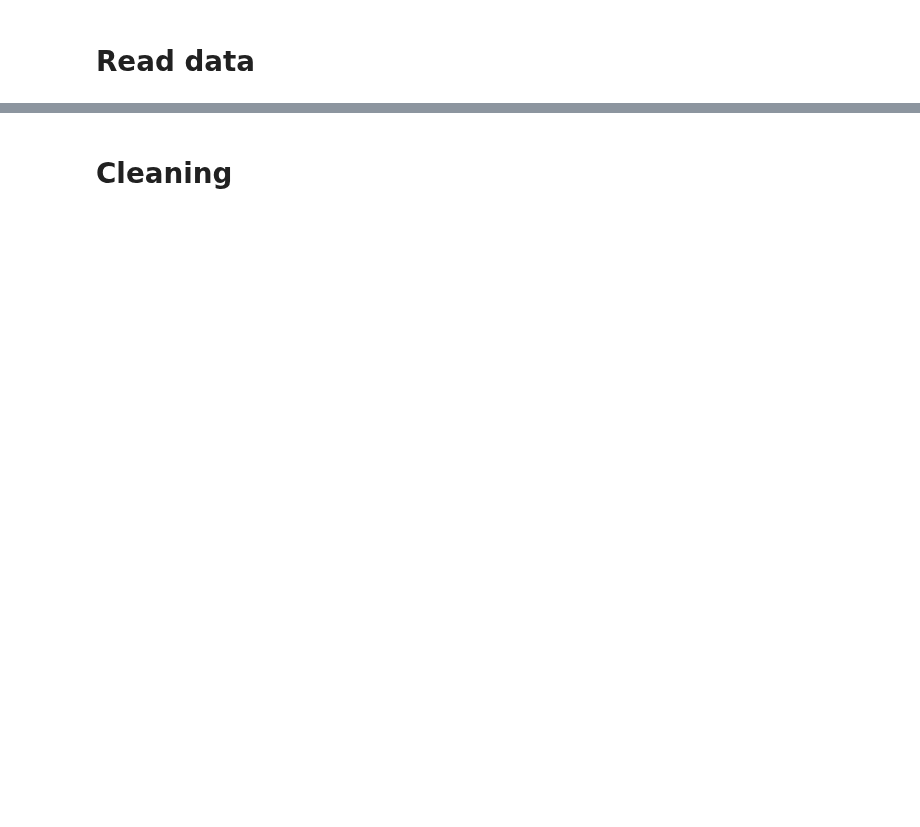
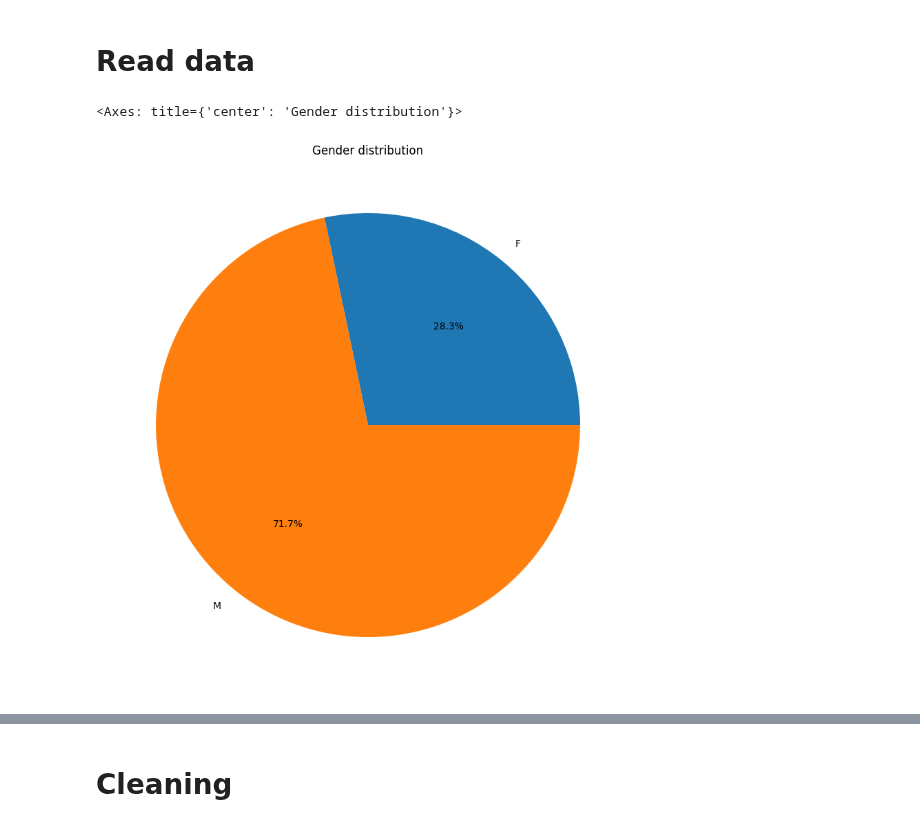
Before and after one commit to FabioArdi/morebo, a Jupyter notebook: model_pfister.ipynb, the cells around one changed output, grey strips where cells are left out. Cells and saved outputs as stored; diff of their text form; code cells hidden in the pictures; blank space fills up the shorter version.

```diff
--- a/model_pfister.ipynb
+++ b/model_pfister.ipynb
@@ -6,3 +6,8 @@ import pandas as pd
 movies = pd.read_csv('data/movies_meta_data.csv', sep=';', engine='python')
 users = pd.read_csv('data/users.dat', sep='::', engine='python', names=['userId', 'gender', 'age', 'occupation', 'zip-code'])
 ratings = pd.read_csv('data/ratings.dat', sep='::', engine='python', names=['userId', 'movieId', 'rating', 'timestamp'])
+# %%
+users.groupby('gender').size().plot(kind='pie', y=0, figsize=(10, 10), autopct='%1.1f%%', title='Gender distribution')
+# %% [output]
+<Axes: title={'center': 'Gender distribution'}>
+[figure, added]
```
Also changed, not shown: parts of 29 cells of this notebook.
